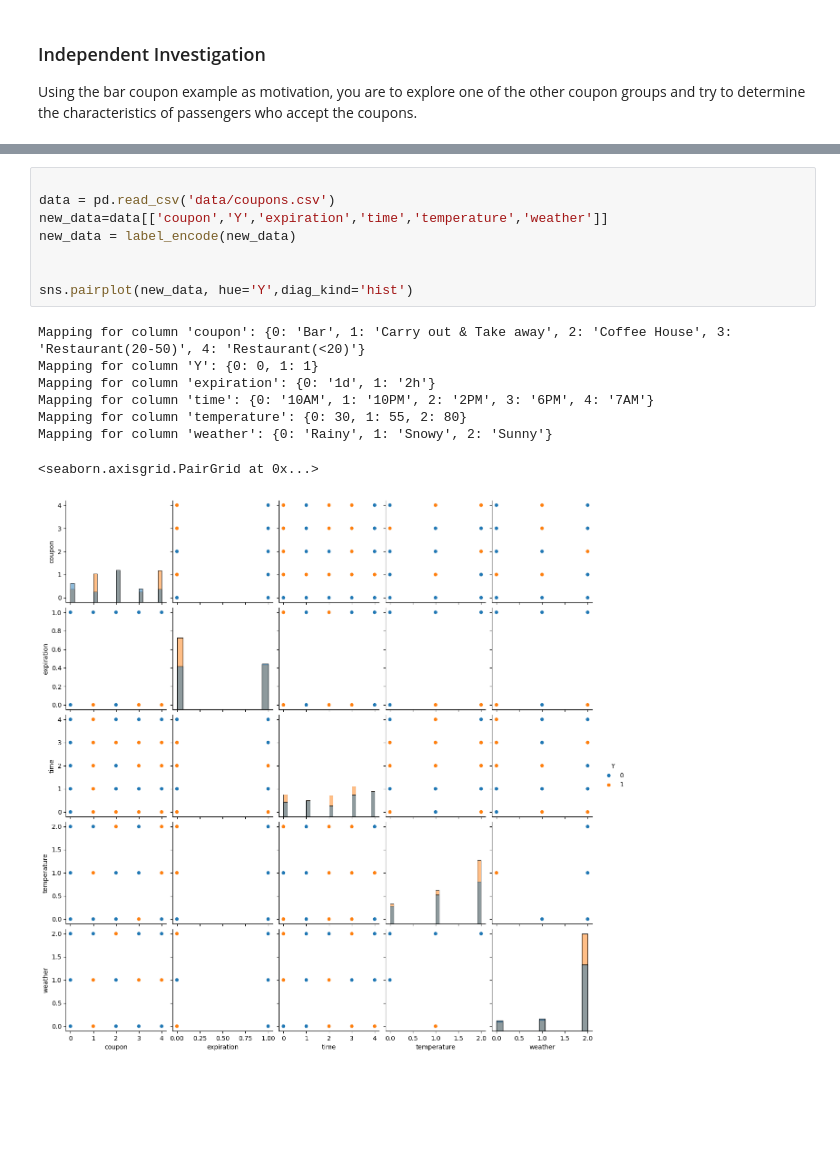
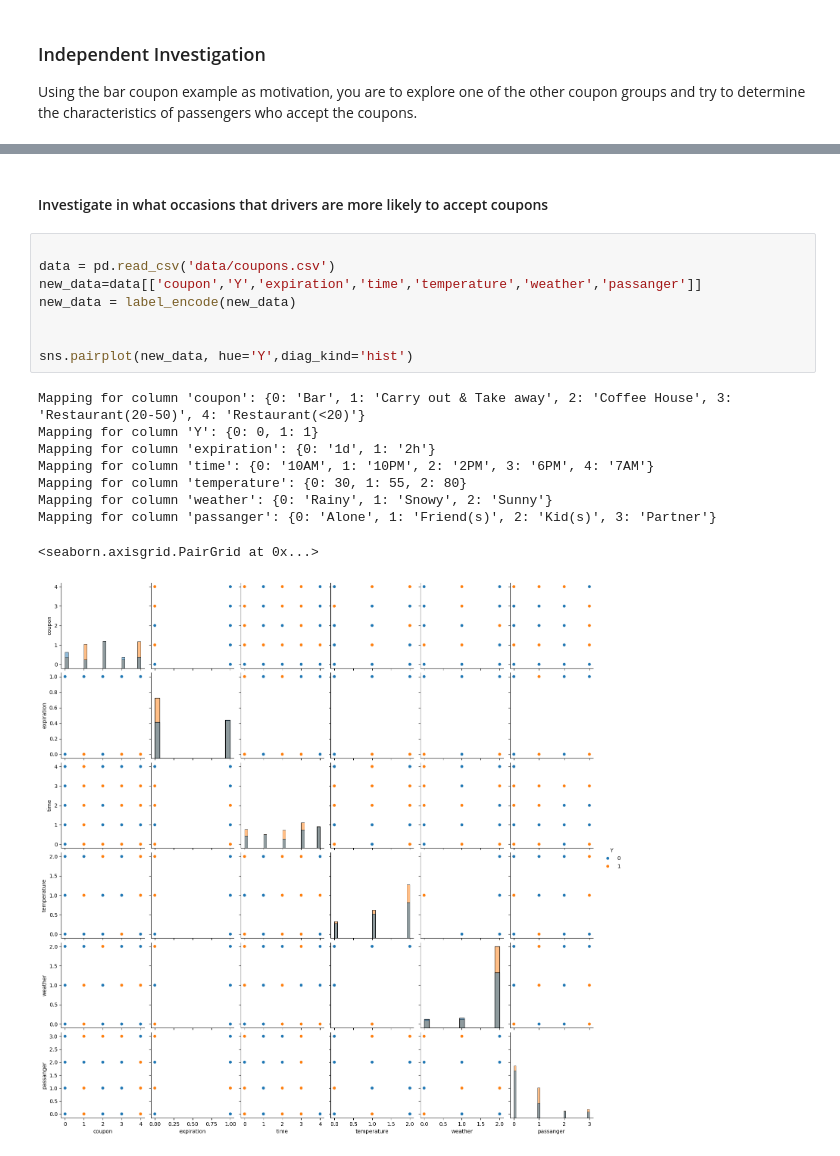
Before and after one commit to mingl2000/MLAI, a Jupyter notebook: prompt.ipynb, the cells around one changed output, grey strips where cells are left out. Cells and saved outputs as stored; diff of their text form; blank space fills up the shorter version.

```diff
--- a/prompt.ipynb
+++ b/prompt.ipynb
@@ -303,18 +382,21 @@ Mapping for column 'passanger': {0: 'Alone', 1: 'Friend(s)', 2: 'Kid(s)', 3: 'Pa
+# %% [markdown]
+#### Investigate in what occasions that drivers are more likely to accept coupons
 # %%
 
 data = pd.read_csv('data/coupons.csv')
-new_data=data[['coupon','Y','expiration','time','temperature','weather']]
+new_data=data[['coupon','Y','expiration','time','temperature','weather','passanger']]
 new_data = label_encode(new_data)
 
 
 sns.pairplot(new_data, hue='Y',diag_kind='hist')
 # %% [output]
 Mapping for column 'coupon': {0: 'Bar', 1: 'Carry out & Take away', 2: 'Coffee House', 3: 'Restaurant(20-50)', 4: 'Restaurant(<20)'}
 Mapping for column 'Y': {0: 0, 1: 1}
 Mapping for column 'expiration': {0: '1d', 1: '2h'}
 Mapping for column 'time': {0: '10AM', 1: '10PM', 2: '2PM', 3: '6PM', 4: '7AM'}
 Mapping for column 'temperature': {0: 30, 1: 55, 2: 80}
 Mapping for column 'weather': {0: 'Rainy', 1: 'Snowy', 2: 'Sunny'}
+Mapping for column 'passanger': {0: 'Alone', 1: 'Friend(s)', 2: 'Kid(s)', 3: 'Partner'}
 <seaborn.axisgrid.PairGrid at 0x...>
-[figure, old version]
+[figure, new version]
 # %% [markdown]
```
Also changed, not shown: parts of 15 cells of this notebook.
